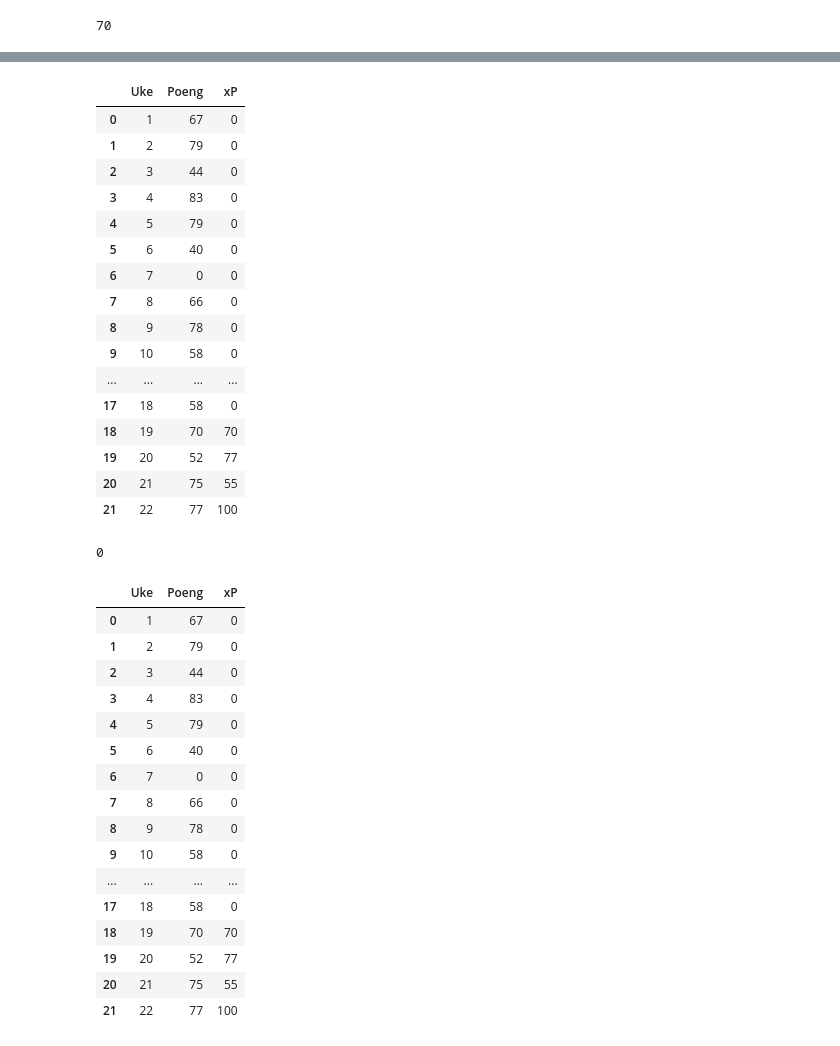
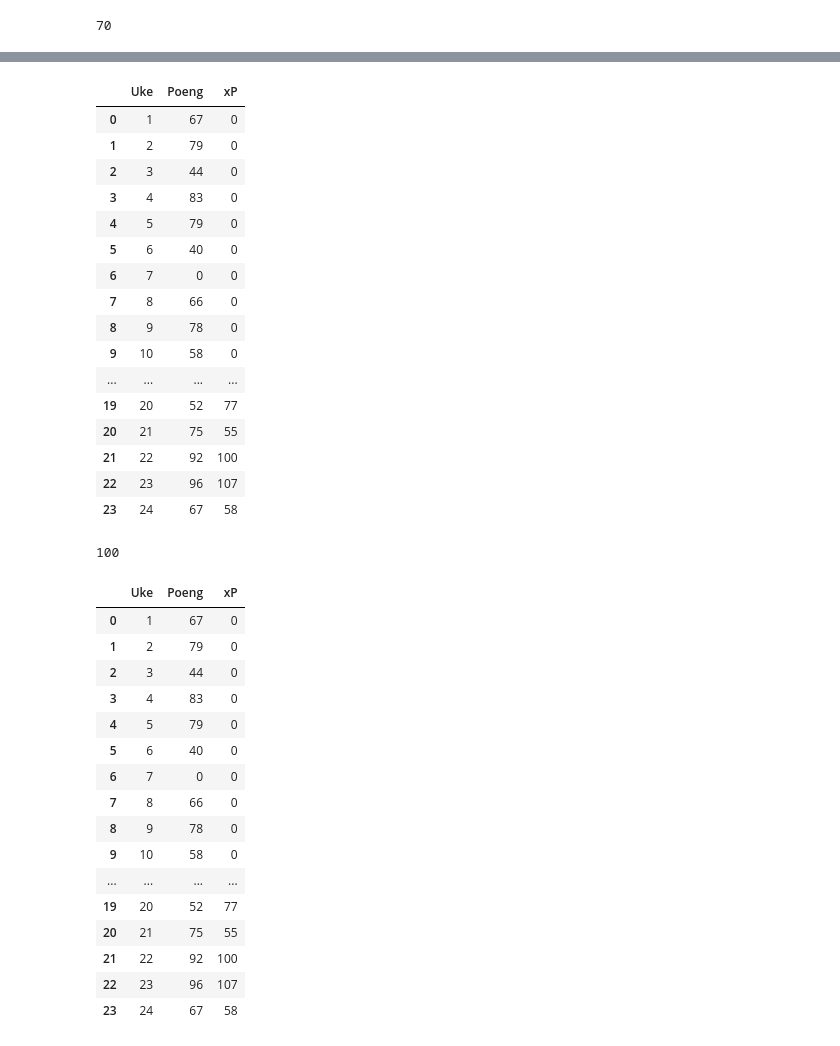
Before and after one commit to eireye/fpl, a Jupyter notebook: Notebook/visualisere.ipynb, the cells around one changed output, grey strips where cells are left out. Drawn from its saved outputs; the diff is of its cells as text; code cells hidden in the pictures.

```diff
--- a/Notebook/visualisere.ipynb
+++ b/Notebook/visualisere.ipynb
@@ -103,7 +103,7 @@ _#gw17_start_players = latest_optimal_plan_data.loc[(latest_optimal_plan_data['w
 # sns.lineplot(data=latest_optimal_plan_data.groupby("week").sum(numeric_only=True), x="week", y="xP")
 
 xP =[]
-for i in range(1,23):
+for i in range(1,25):
     xP.append(0)
 # %%
 team_id = "2821496"
@@ -138,33 +138,35 @@ faktiske_poeng={"Uke":Week, "Poeng":points}
 # %%
 df_poeng_xP = pd.DataFrame(faktiske_poeng)
 df_poeng_xP.set_index("Uke", inplace=False)
 df_poeng_xP["xP"]= xP
 df_poeng_xP.to_csv("../output/Poengsammendrag")
 
 df_poeng_xP.at[16,'xP']=62
 df_poeng_xP.at[18,'xP']=70
 df_poeng_xP.at[19,'xP']=77
 df_poeng_xP.at[20,'xP']=55
 df_poeng_xP.at[21,'xP']=100
+df_poeng_xP.at[22,'xP']=107
+df_poeng_xP.at[23,'xP']=58
 df_poeng_xP
 # %% [output]
 |  | Uke | Poeng | xP |
 | 0 | 1 | 67 | 0 |
 | 1 | 2 | 79 | 0 |
 | 2 | 3 | 44 | 0 |
 | 3 | 4 | 83 | 0 |
 | 4 | 5 | 79 | 0 |
 | 5 | 6 | 40 | 0 |
 | 6 | 7 | 0 | 0 |
 | 7 | 8 | 66 | 0 |
 | 8 | 9 | 78 | 0 |
 | 9 | 10 | 58 | 0 |
 | ... | ... | ... | ... |
-| 17 | 18 | 58 | 0 |
-| 18 | 19 | 70 | 70 |
 | 19 | 20 | 52 | 77 |
 | 20 | 21 | 75 | 55 |
-| 21 | 22 | 77 | 100 |
+| 21 | 22 | 92 | 100 |
+| 22 | 23 | 96 | 107 |
+| 23 | 24 | 67 | 58 |
 # %%
 # sns.set_theme(style="white", palette="pastel")
 
@@ -215,9 +217,9 @@ def expected_points(data, next_gw):
 
     return int(expected_points.sum() + doubled_captain.sum())
 # %%
-expected_points(latest_optimal_plan_data, 19)
+expected_points(latest_optimal_plan_data, 25)
 # %% [output]
-0
+100
 # %%
 
 def add_new_row(data, gameweek):
@@ -252,9 +254,9 @@ df_poeng_xP
 | 8 | 9 | 78 | 0 |
 | 9 | 10 | 58 | 0 |
 | ... | ... | ... | ... |
-| 17 | 18 | 58 | 0 |
-| 18 | 19 | 70 | 70 |
 | 19 | 20 | 52 | 77 |
 | 20 | 21 | 75 | 55 |
-| 21 | 22 | 77 | 100 |
+| 21 | 22 | 92 | 100 |
+| 22 | 23 | 96 | 107 |
+| 23 | 24 | 67 | 58 |
 # %%
```
Also changed, not shown: parts of 18 cells of this notebook, 15 other files.
